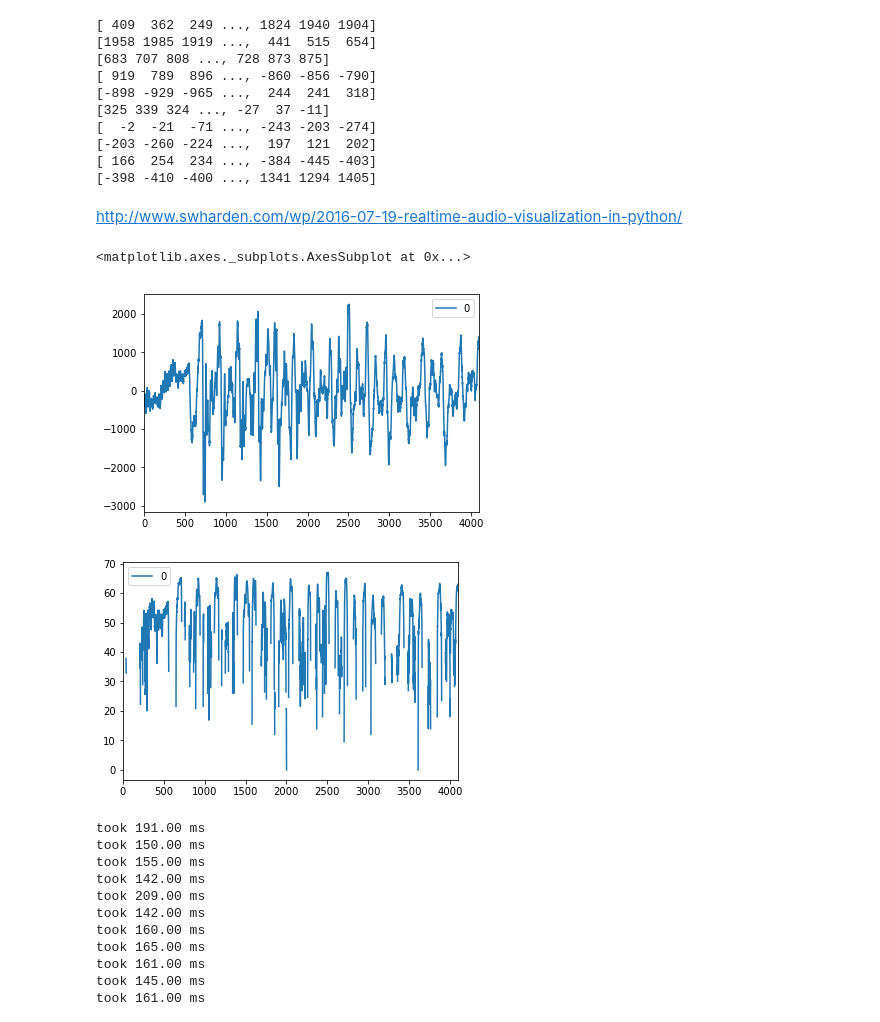
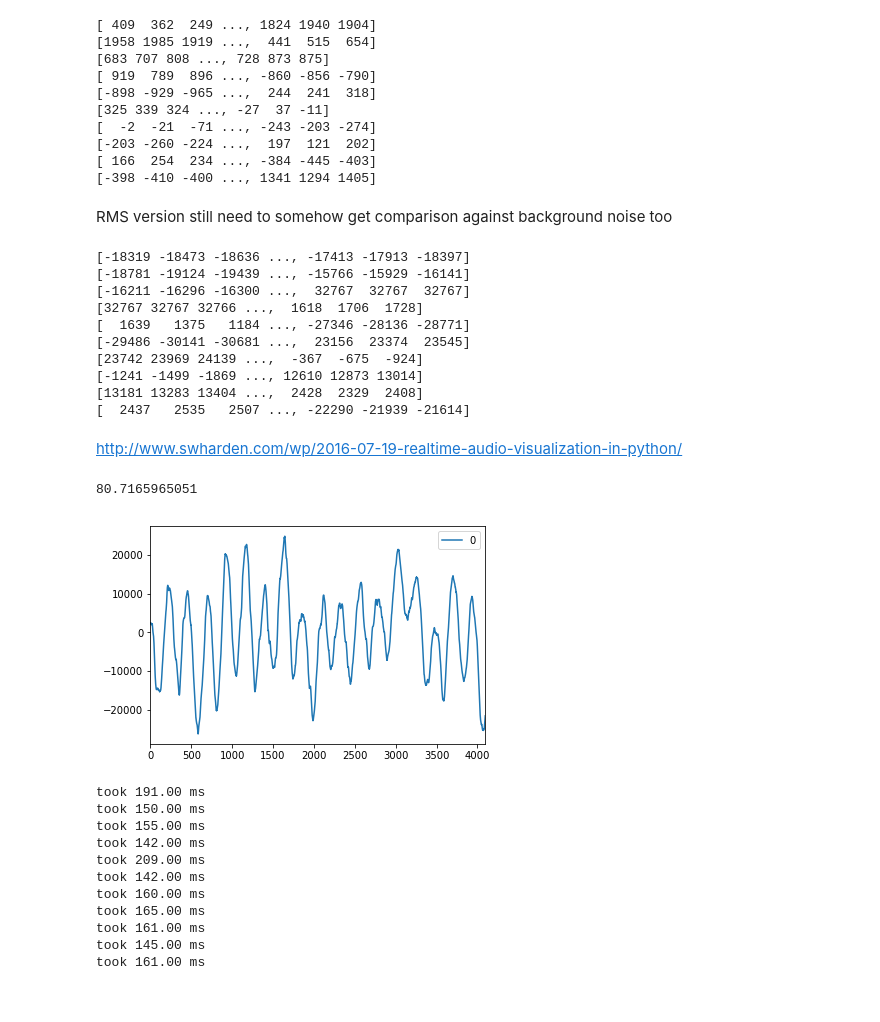
Before and after one commit to SKOMOBO/raspi, a Jupyter notebook: code.ipynb, the cells around one changed output. Cells and saved outputs as stored; diff of their text form; code cells hidden in the pictures.

```diff
--- a/code.ipynb
+++ b/code.ipynb
@@ -41,6 +41,44 @@ p.terminate()
 [-203 -260 -224 ...,  197  121  202]
 [ 166  254  234 ..., -384 -445 -403]
 [-398 -410 -400 ..., 1341 1294 1405]
+# %% [markdown]
+RMS version still need to somehow get comparison against background noise too
+# %%
+import pyaudio
+import numpy as np
+import audioop
+
+CHUNK = 4096 # number of data points to read at a time
+RATE = 44100 # time resolution of the recording device (Hz)
+
+p=pyaudio.PyAudio() # start the PyAudio class
+stream=p.open(format=pyaudio.paInt16,channels=1,rate=RATE,input=True,
+              frames_per_buffer=CHUNK) #uses default input device
+
+# create a numpy array holding a single read of audio data
+for i in range(10): #to it a few times just to see
+    data = np.fromstring(stream.read(CHUNK),dtype=np.int16)
+    print(data)
+
+
+#check what teh 2 is
+db = 20 * np.log10(audioop.rms(data, 2))
+
+# close the stream gracefully
+stream.stop_stream()
+stream.close()
+p.terminate()
+# %% [output]
+[-18319 -18473 -18636 ..., -17413 -17913 -18397]
+[-18781 -19124 -19439 ..., -15766 -15929 -16141]
+[-16211 -16296 -16300 ...,  32767  32767  32767]
+[32767 32767 32766 ...,  1618  1706  1728]
+[  1639   1375   1184 ..., -27346 -28136 -28771]
+[-29486 -30141 -30681 ...,  23156  23374  23545]
+[23742 23969 24139 ...,  -367  -675  -924]
+[-1241 -1499 -1869 ..., 12610 12873 13014]
+[13181 13283 13404 ...,  2428  2329  2408]
+[  2437   2535   2507 ..., -22290 -21939 -21614]
 # %%
 import pandas as pd
 
@@ -49,11 +87,11 @@ import pandas as pd
 http://www.swharden.com/wp/2016-07-19-realtime-audio-visualization-in-python/
 # %%
 pd.DataFrame(data).plot()
-pd.DataFrame(dB).plot()
+print db
+# pd.DataFrame(db).plot()
 # %% [output]
-<matplotlib.axes._subplots.AxesSubplot at 0x...>
+80.7165965051
-[figure, old version]
+[figure, new version]
-[figure, removed]
 # %%
 import pyaudio
 import numpy as np
```
